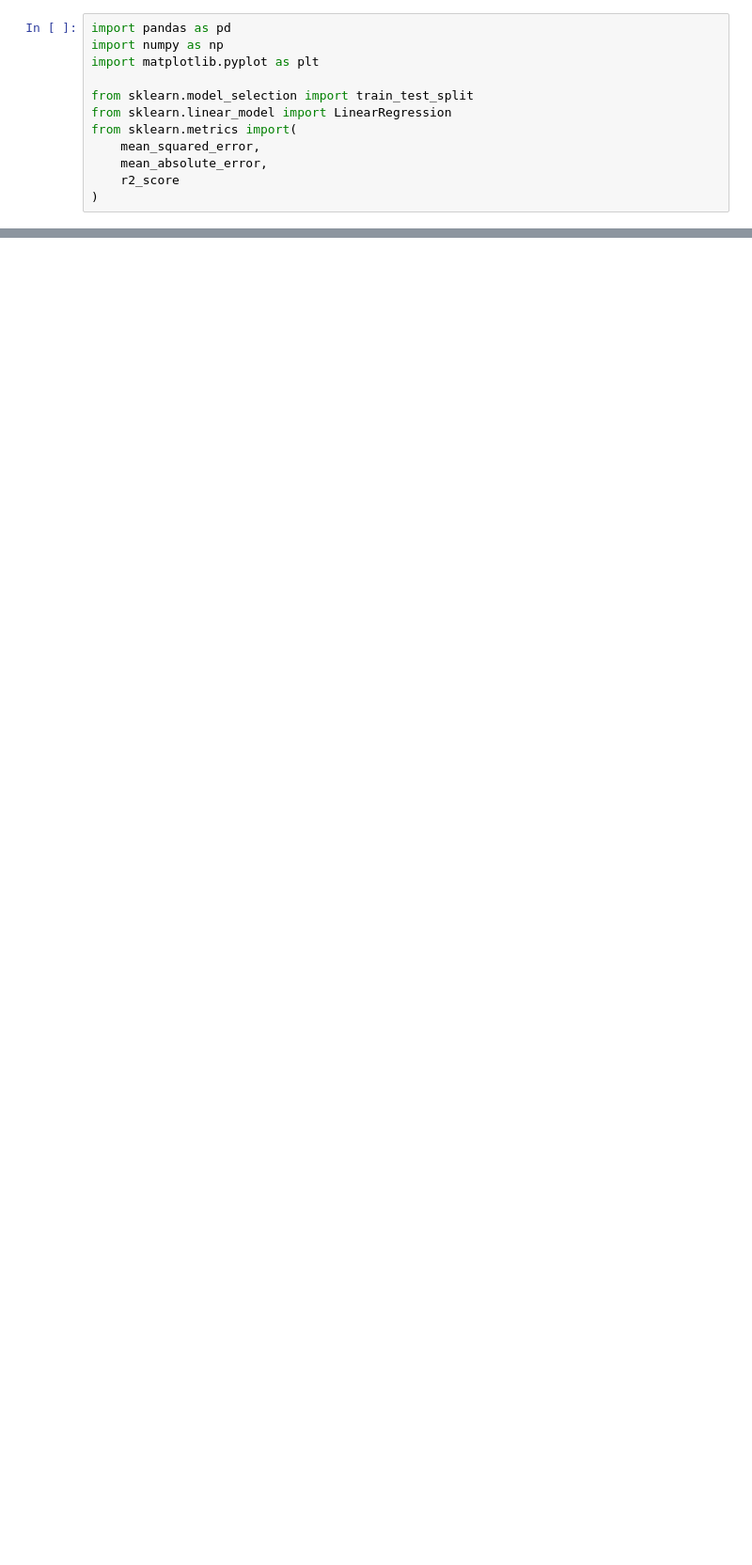
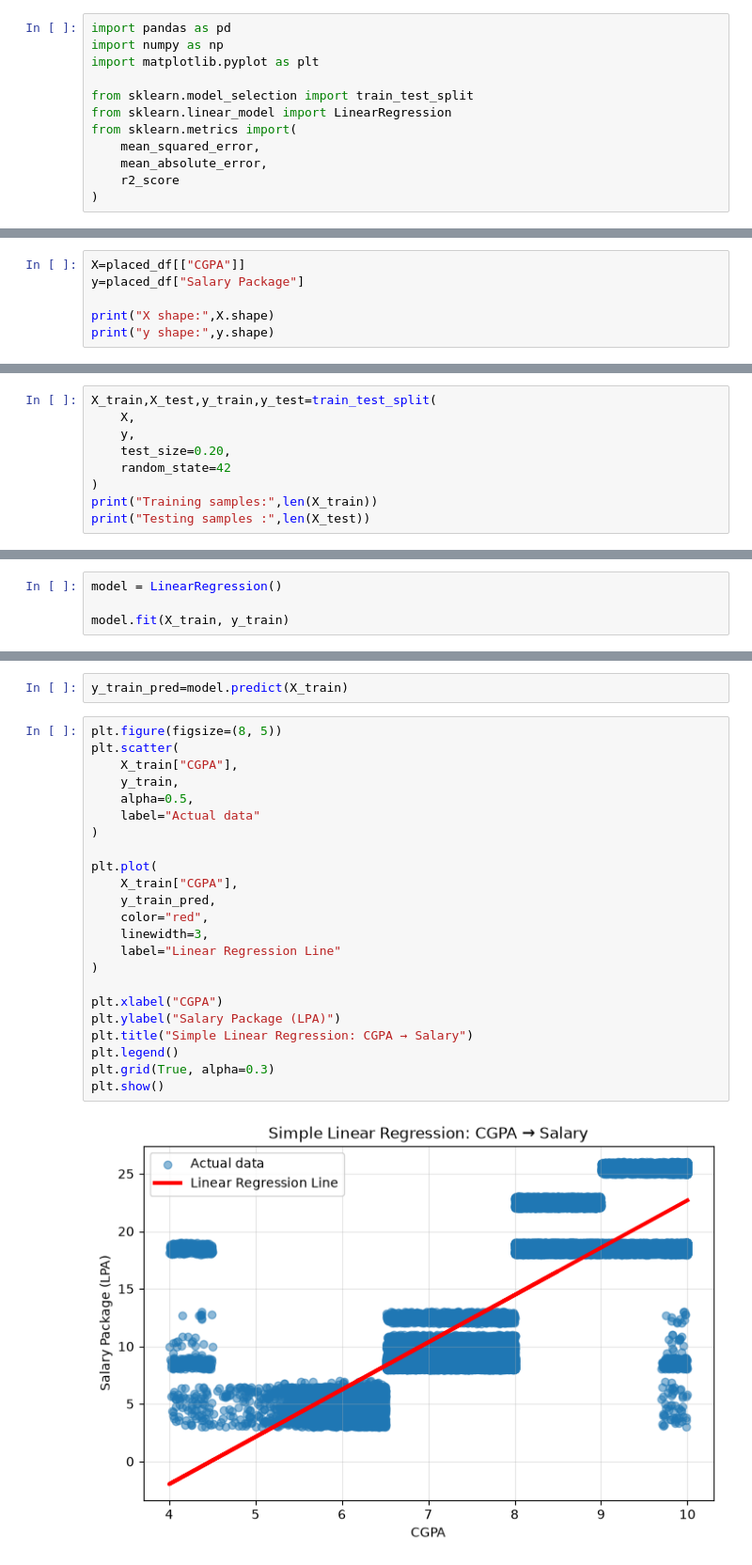
Before and after one commit to Akhil-0715/Machine-Learning-KLH-2-1, a Jupyter notebook: Placement-Prediction-System/notebooks/SimpleLinearRegression.ipynb, the cells around one changed output, grey strips where cells are left out. Shown at 94% size. Saved outputs shown, nothing was run; the diff lists cells and outputs as text; blank space fills up the shorter version.

```diff
--- a/Placement-Prediction-System/notebooks/SimpleLinearRegression.ipynb
+++ b/Placement-Prediction-System/notebooks/SimpleLinearRegression.ipynb
@@ -25,0 +39,6 @@ Dataset shape: (10000, 45)
+# %%
+X=placed_df[["CGPA"]]
+y=placed_df["Salary Package"]
+
+print("X shape:",X.shape)
+print("y shape:",y.shape)
@@ -25,0 +48,9 @@ Dataset shape: (10000, 45)
+# %%
+X_train,X_test,y_train,y_test=train_test_split(
+    X,
+    y,
+    test_size=0.20,
+    random_state=42
+)
+print("Training samples:",len(X_train))
+print("Testing samples :",len(X_test))
@@ -25,0 +60,4 @@ Dataset shape: (10000, 45)
+# %%
+model = LinearRegression()
+
+model.fit(X_train, y_train)
@@ -25,0 +70,27 @@ Dataset shape: (10000, 45)
+# %%
+y_train_pred=model.predict(X_train)
+# %%
+plt.figure(figsize=(8, 5))
+plt.scatter(
+    X_train["CGPA"],
+    y_train,
+    alpha=0.5,
+    label="Actual data"
+)
+
+plt.plot(
+    X_train["CGPA"],
+    y_train_pred,
+    color="red",
+    linewidth=3,
+    label="Linear Regression Line"
+)
+
+plt.xlabel("CGPA")
+plt.ylabel("Salary Package (LPA)")
+plt.title("Simple Linear Regression: CGPA → Salary")
+plt.legend()
+plt.grid(True, alpha=0.3)
+plt.show()
+# %% [output]
+[figure, added]
```
Also changed, not shown: parts of 8 cells of this notebook, 10 other files.
